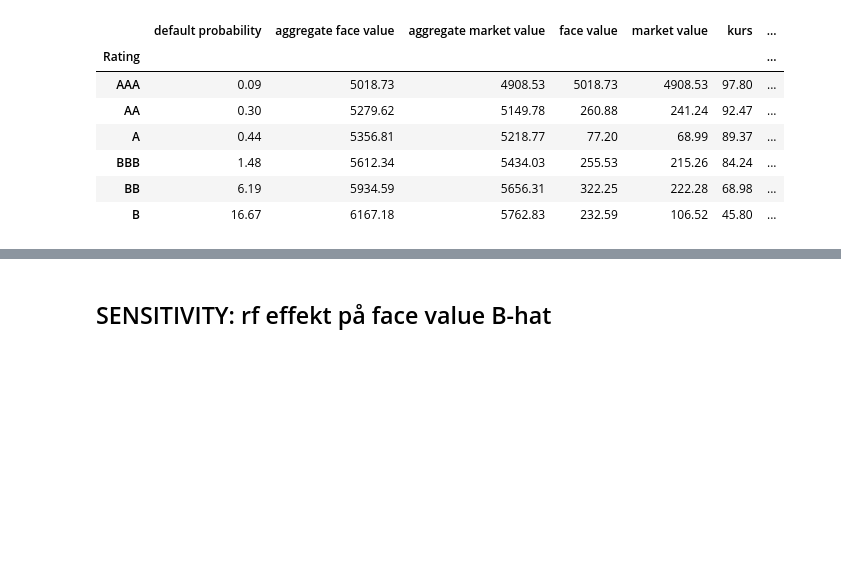
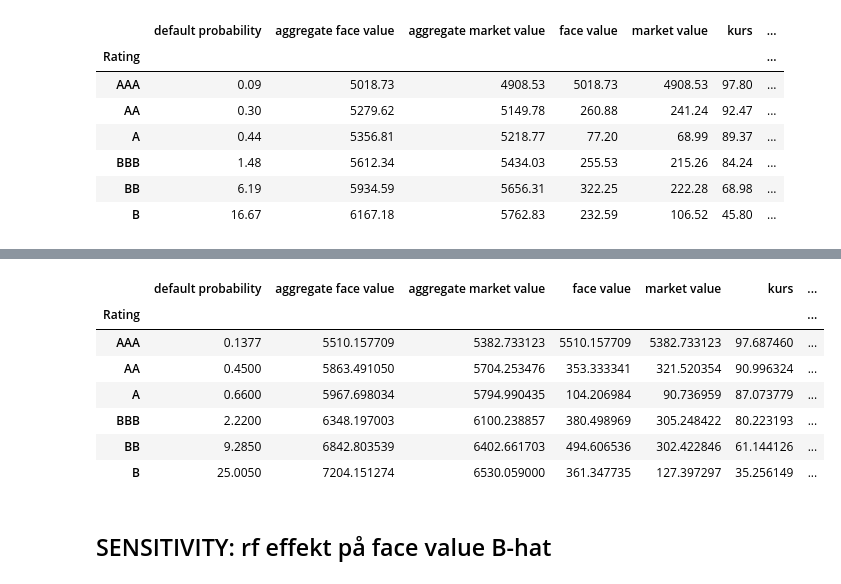
Before and after one commit to Jnejsum/CLOseminar, a Jupyter notebook: model_results.ipynb, the cells around one changed output, grey strips where cells are left out. Cells and saved outputs as stored; diff of their text form; code cells hidden in the pictures; blank space fills up the shorter version.

```diff
--- a/model_results.ipynb
+++ b/model_results.ipynb
@@ -218,3 +222,9 @@ table.round(2)
 | BBB | 1.48 | 5612.34 | 5434.03 | 255.53 | 215.26 | 84.24 | ... |
 | BB | 6.19 | 5934.59 | 5656.31 | 322.25 | 222.28 | 68.98 | ... |
 | B | 16.67 | 6167.18 | 5762.83 | 232.59 | 106.52 | 45.80 | ... |
+# %%
+base_table = model.CLOModel().result_table()
+
+risk_model = model.CLOModel()
+risk_model.default = risk_model.default * 1.5
+risk_table = risk_model.result_table()
@@ -221,3 +249,14 @@ table.round(2)
+# %%
+risk_table
+# %% [output]
+|  | default probability | aggregate face value | aggregate market value | face value | market value | kurs | ... |
+| Rating |  |  |  |  |  |  | ... |
+| AAA | 0.1377 | 5510.157709 | 5382.733123 | 5510.157709 | 5382.733123 | 97.687460 | ... |
+| AA | 0.4500 | 5863.491050 | 5704.253476 | 353.333341 | 321.520354 | 90.996324 | ... |
+| A | 0.6600 | 5967.698034 | 5794.990435 | 104.206984 | 90.736959 | 87.073779 | ... |
+| BBB | 2.2200 | 6348.197003 | 6100.238857 | 380.498969 | 305.248422 | 80.223193 | ... |
+| BB | 9.2850 | 6842.803539 | 6402.661703 | 494.606536 | 302.422846 | 61.144126 | ... |
+| B | 25.0050 | 7204.151274 | 6530.059000 | 361.347735 | 127.397297 | 35.256149 | ... |
 # %% [markdown]
 ## SENSITIVITY: rf effekt på face value B-hat
 # %%
```
Also changed, not shown: parts of 2 cells of this notebook, 1 other file.
